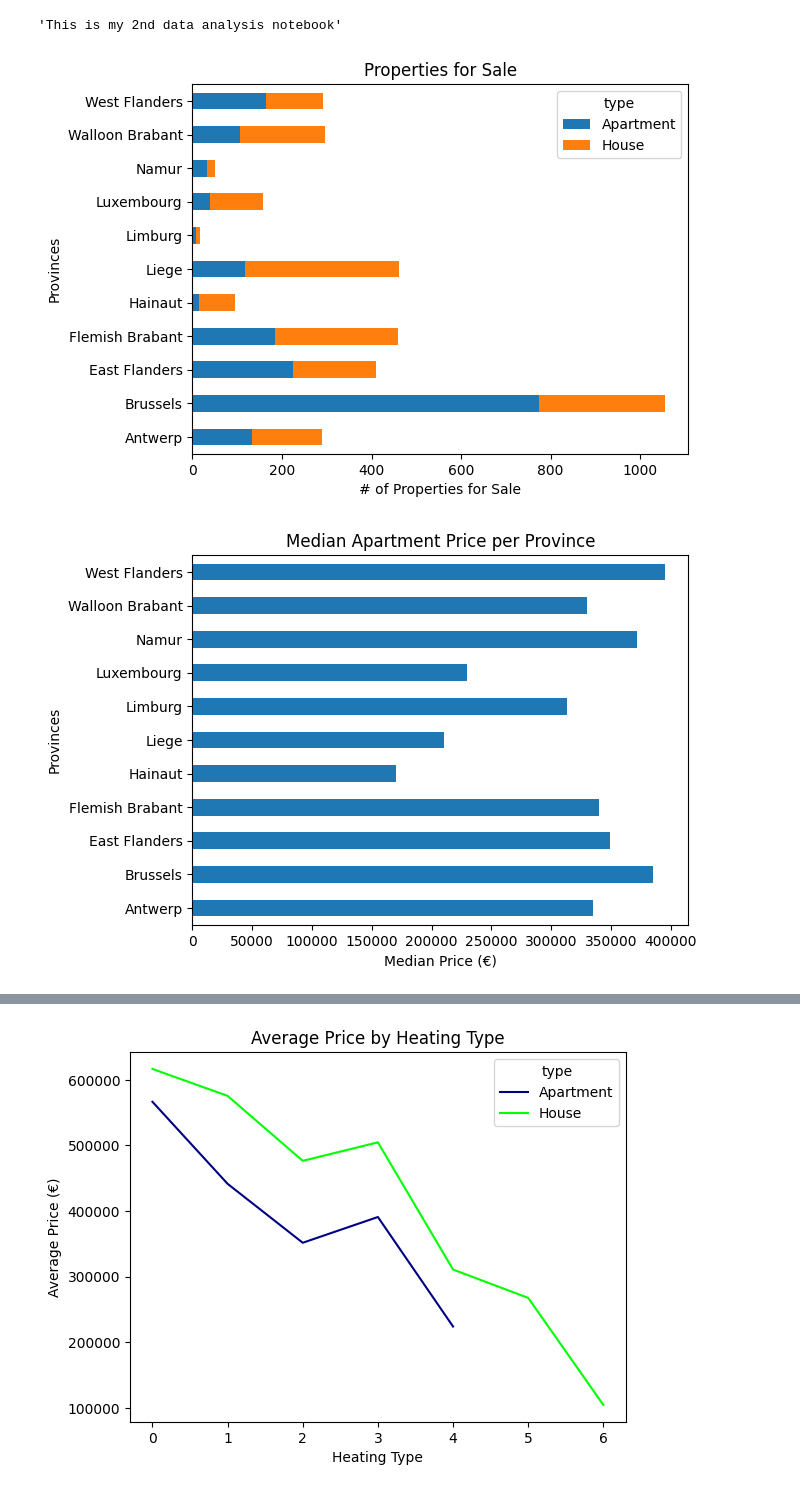
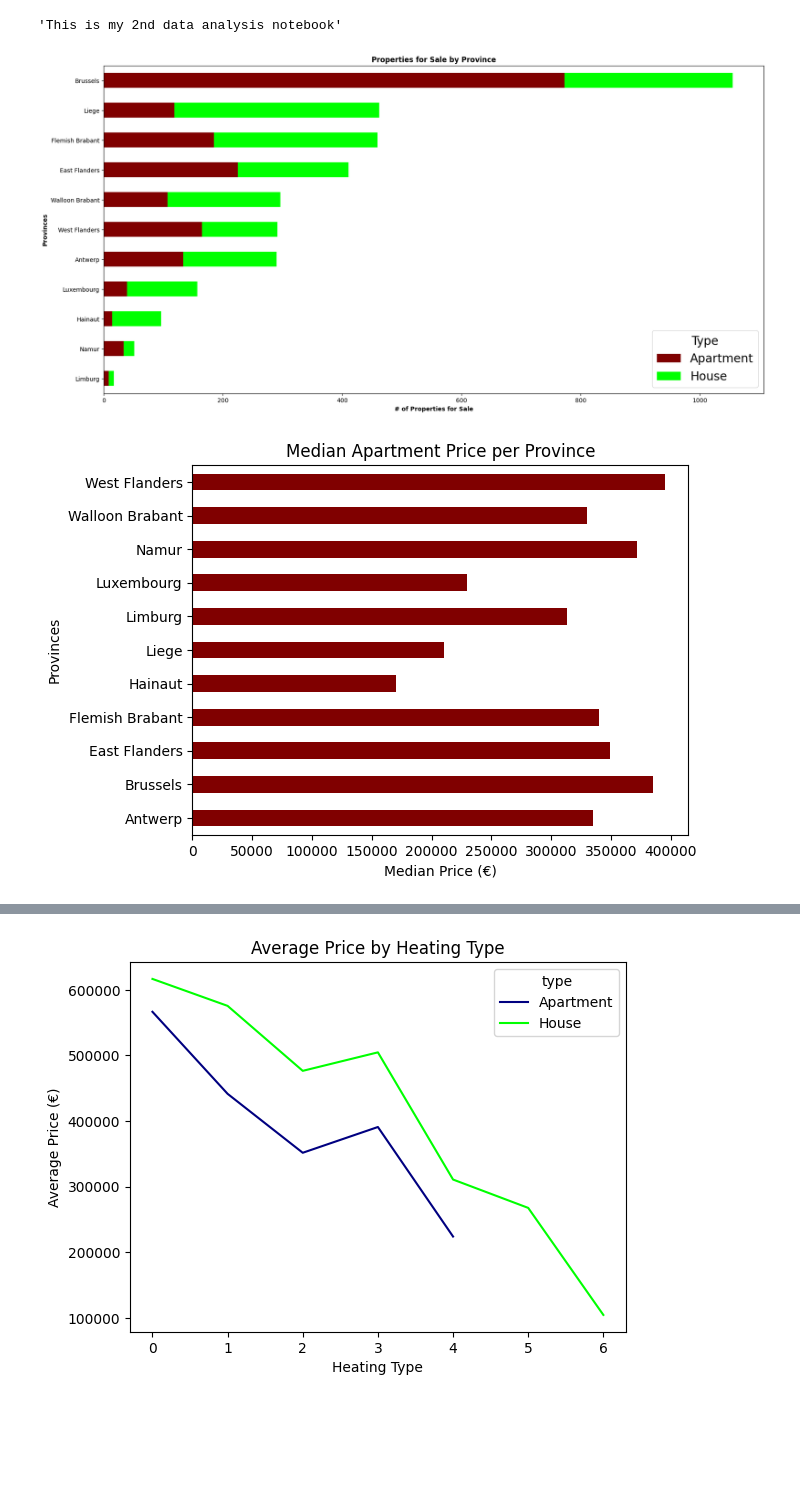
Before and after one commit to m9tadeo/real-estate-price-prediction, a Jupyter notebook: data_analysis/data_analysis_2.ipynb, the cells around one changed output, grey strips where cells are left out. Saved outputs shown, nothing was run; the diff lists cells and outputs as text; code cells hidden in the pictures; blank space fills up the shorter version.

```diff
--- a/data_analysis/data_analysis_2.ipynb
+++ b/data_analysis/data_analysis_2.ipynb
@@ -11,21 +11,25 @@ import matplotlib.pyplot as plt
 # %%
 df = pd.read_csv("properties_working.csv")
 # %%
-df.groupby(["province","type"]).size().unstack().plot(kind="barh", stacked=True)
-plt.xlabel("# of Properties for Sale")
-plt.ylabel("Provinces")
-plt.title("Properties for Sale")
+group = df.groupby(["province", "type"]).size().unstack()
+group["total"] = group.sum(axis=1)
+group.sort_values("total", inplace=True)
+group[["Apartment", "House"]].plot(kind="barh", stacked=True, color=["maroon", "lime"], figsize=[20, 10])
+plt.xlabel("# of Properties for Sale", fontweight="bold")
+plt.ylabel("Provinces", fontweight="bold")
+plt.title("Properties for Sale by Province", fontweight="bold")
+plt.legend(["Apartment", "House"], title="Type", fontsize=20, title_fontsize=20)
 plt.show()
 # %% [output]
-[figure, old version]
+[figure, new version]
 # %%
 df_Apt = df.loc[df["type"] == "Apartment"]
-df_Apt.groupby("province")["price"].median().plot(kind="barh")
+df_Apt.groupby("province")["price"].median().plot(kind="barh", color="maroon")
 plt.xlabel("Median Price (€)")
 plt.ylabel("Provinces")
 plt.title("Median Apartment Price per Province")
 plt.show()
 # %% [output]
-[figure, old version]
+[figure, new version]
 # %%
 df_House = df.loc[df["type"] == "House"]
```
Also changed, not shown: parts of 6 cells of this notebook, 3 other files.
